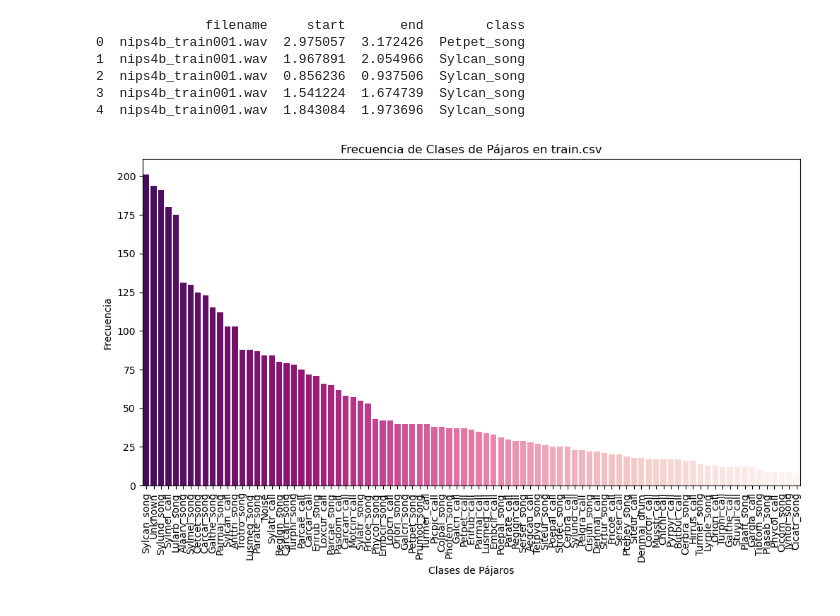
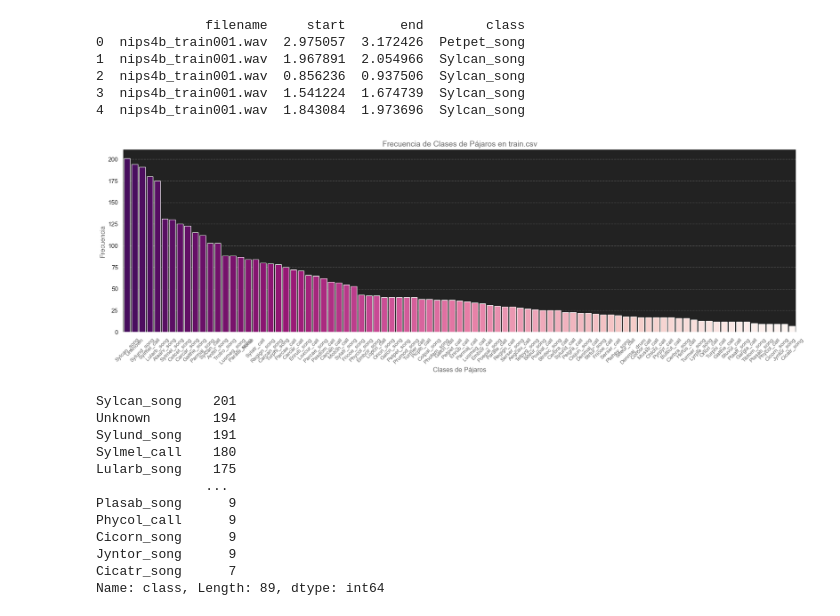
Before and after one commit to MZapicoCabeza/AprendizajeProfundo, a Jupyter notebook: procesamiento_de_datos.ipynb, the cells around one changed output. Saved outputs shown, nothing was run; the diff lists cells and outputs as text; code cells hidden in the pictures.

```diff
--- a/procesamiento_de_datos.ipynb
+++ b/procesamiento_de_datos.ipynb
@@ -12,21 +16,53 @@ print(data.head())
 3  nips4b_train001.wav  1.541224  1.674739  Sylcan_song
 4  nips4b_train001.wav  1.843084  1.973696  Sylcan_song
 # %%
-import seaborn as sns
-import matplotlib.pyplot as plt
+# Contar la frecuencia de cada clase
+class_counts = data['class'].value_counts()
 
-class_counts = data['class'].value_counts()
+# Establecer un estilo más estilizado
+sns.set(style="darkgrid")
 
 # Definir una paleta de colores degradados de rosas
 colors = sns.color_palette("RdPu", len(class_counts))[::-1]
 
 # Crear el gráfico de barras con Seaborn
-plt.figure(figsize=(12, 6))  # Ajustar el tamaño del gráfico
-sns.barplot(x=class_counts.index, y=class_counts, palette=colors)
-plt.xlabel('Clases de Pájaros')
-plt.ylabel('Frecuencia')
-plt.title('Frecuencia de Clases de Pájaros en train.csv')
-plt.xticks(rotation=90)  # Rotar las etiquetas del eje x para una mejor legibilidad
+plt.figure(figsize=(22, 6))  # Ajustar el tamaño del gráfico
+ax = sns.barplot(x=class_counts.index, y=class_counts, palette=colors)
+plt.xlabel('Clases de Pájaros', fontsize=12, color='dimgray')  # Tamaño y color de etiquetas
+plt.ylabel('Frecuencia', fontsize=12, color='dimgray')
+plt.title('Frecuencia de Clases de Pájaros en train.csv', fontsize=14, color='dimgray')  # Tamaño y color del título
+plt.xticks(rotation=45, fontsize=10, color='dimgray')  # Tamaño y color de las etiquetas en el eje x
+
+# Configurar el esquema de colores del fondo
+plt.gca().set_facecolor('#222222')  # Fondo gris oscuro
+ax.spines['bottom'].set_color('dimgray')  # Color del borde inferior
+ax.spines['top'].set_color('dimgray')  # Color del borde superior
+ax.spines['left'].set_color('dimgray')  # Color del borde izquierdo
+ax.spines['right'].set_color('dimgray')  # Color del borde derecho
+ax.xaxis.label.set_color('dimgray')  # Color de la etiqueta del eje x
+ax.yaxis.label.set_color('dimgray')  # Color de la etiqueta del eje y
+
+# Personalizar las líneas de la cuadrícula
+sns.despine(left=True, bottom=True)
+plt.grid(axis='y', color='dimgray', linestyle='--', alpha=0.7)
+
 plt.show()
 # %% [output]
-[figure, old version]
+[figure, new version]
+# %%
+class_counts = data['class'].value_counts()
+
+print(class_counts)
+# %% [output]
+Sylcan_song    201
+Unknown        194
+Sylund_song    191
+Sylmel_call    180
+Lularb_song    175
+              ...
+Plasab_song      9
+Phycol_call      9
+Cicorn_song      9
+Jyntor_song      9
+Cicatr_song      7
+Name: class, Length: 89, dtype: int64
```
Also changed, not shown: parts of 1 cell of this notebook, 1 other file.
